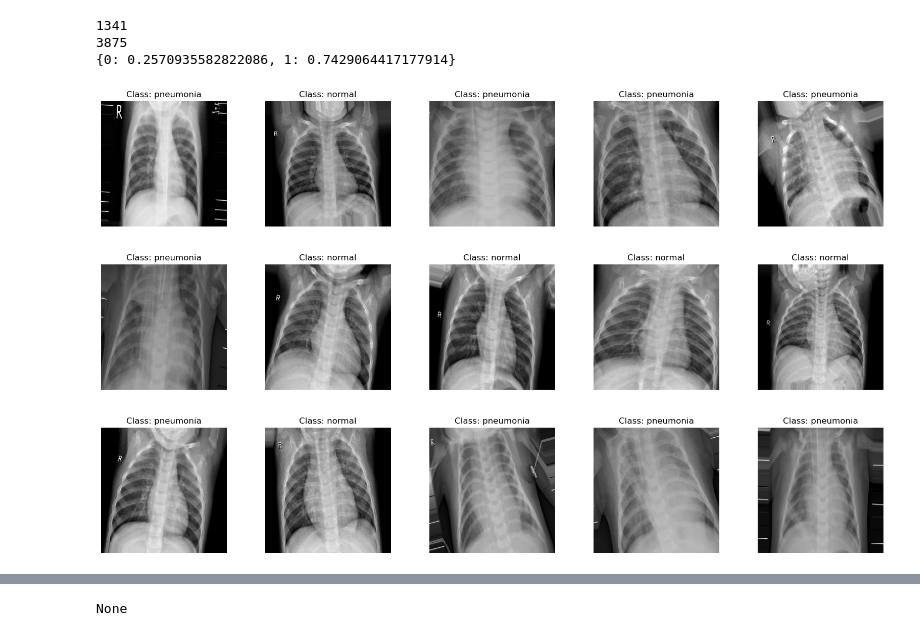
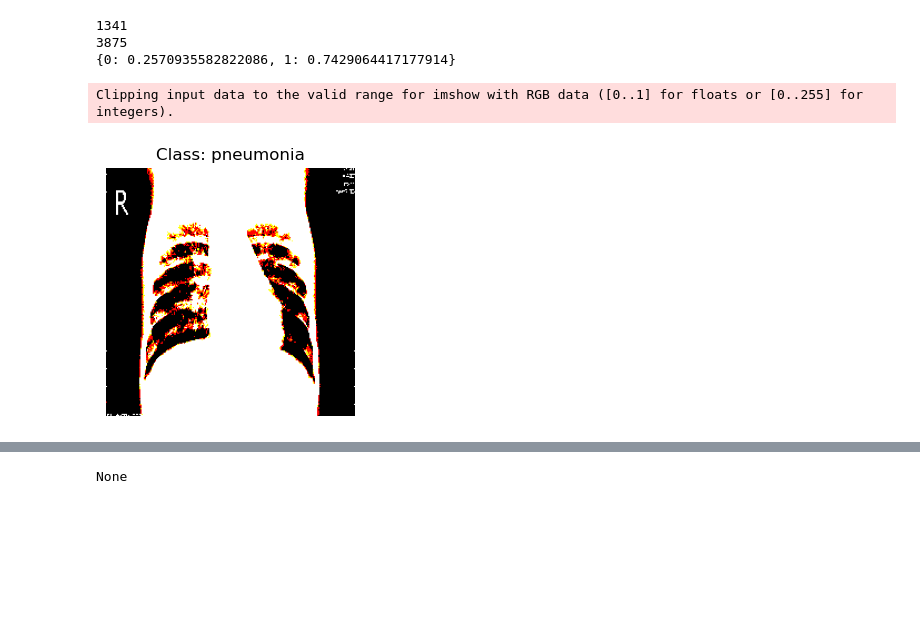
Before and after one commit to untildawn98/pneumonia_classifier, a Jupyter notebook: ENEL_645_project.ipynb, the cells around one changed output, grey strips where cells are left out. Cells and saved outputs as stored; diff of their text form; code cells hidden in the pictures; blank space fills up the shorter version.

Commit message:
model preprocessing

```diff
--- a/ENEL_645_project.ipynb
+++ b/ENEL_645_project.ipynb
@@ -79,3 +86,5 @@ project_path="G:/My Drive/datasets/xray-pneumonia/chest_xray/chest_xray/"
 train_path = project_path + "train"
 val_path = project_path + "val"
 test_path = project_path + "test"
+# %%
+model_preprocessing = lambda x: tf.keras.applications.vgg19.preprocess_input(x)
@@ -82,3 +93,19 @@ test_path = project_path + "test"
+# %%
+import tensorflow as tf
+from tensorflow.keras.layers.experimental.preprocessing import RandomRotation
+class CustomAugmentation(tf.keras.layers.Layer):
+    def __init__(self,preprocessing, rotation_factor=0.05, **kwargs):
+        super(CustomAugmentation, self).__init__(**kwargs)
+        self.rotation_factor = rotation_factor
+        self.rotation_layer = RandomRotation(factor=self.rotation_factor, fill_mode='constant',fill_value=0)
+        self.preprocessing = preprocessing
+    def call(self, inputs, training=True):
+        if training:
+            # randomly choose whether to apply the rotation or not
+            if tf.random.uniform(()) < 0.5:
+                return self.preprocessing(self.rotation_layer(inputs, training=training))
+        # if not training or not applying the rotation, return the original image
+        return self.preprocessing(inputs)
 # %%
 ## Set up hyperparameters that will be used later
 hyper_dimension = 224
@@ -88,14 +115,15 @@ hyper_channels = 3
 hyper_mode = 'rgb'
 
 ## Generate batches of image data (train, validation, and test) with data augmentation
-train_datagen = ImageDataGenerator(rescale=1.0/255.0,
-                                   rotation_range=20,
-                                   shear_range = 0.2,
-                                   zoom_range = 0.2,
-                                   )
-val_datagen = ImageDataGenerator(rescale=1.0/255.0
-                                 ,rotation_range=60)
-test_datagen = ImageDataGenerator(rescale=1.0/255.0)
+train_datagen = ImageDataGenerator(preprocessing_function=CustomAugmentation(preprocessing=model_preprocessing))
+                                # rescale=1.0/255.0,
+                                #    rotation_range=20,
+                                #    shear_range = 0.2,
+                                #    zoom_range = 0.2,
+                                #    )
+val_datagen = ImageDataGenerator(preprocessing_function=model_preprocessing)
+                                    #rescale=1.0/255.0)
+test_datagen = ImageDataGenerator(preprocessing_function=model_preprocessing)
 
 
 train_generator = train_datagen.flow_from_directory(directory = train_path,
@@ -140,15 +168,16 @@ print(class_weights)
 # %%
 labels = ['normal','pneumonia']
 samples = train_generator.__next__()
 images = samples[0]
 target = samples[1]
 
 plt.figure(figsize = (20 , 20))
-for i in range(15):
+for i in range(1):
     plt.subplot(5 , 5, i+1)
     plt.subplots_adjust(hspace = 0.3 , wspace = 0.3)
     plt.imshow(images[i])
     plt.title(f"Class: {labels[int(target[i])]}")
     plt.axis('off')
 # %% [output]
+Clipping input data to the valid range for imshow with RGB data ([0..1] for floats or [0..255] for integers).
-[figure, old version]
+[figure, new version]
```
Also changed, not shown: parts of 9 cells of this notebook.
